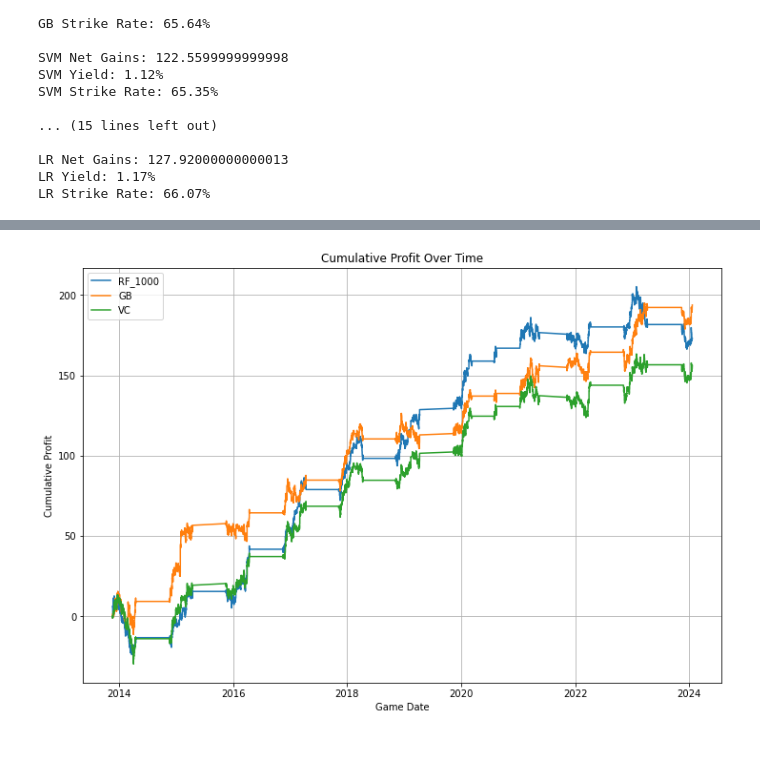
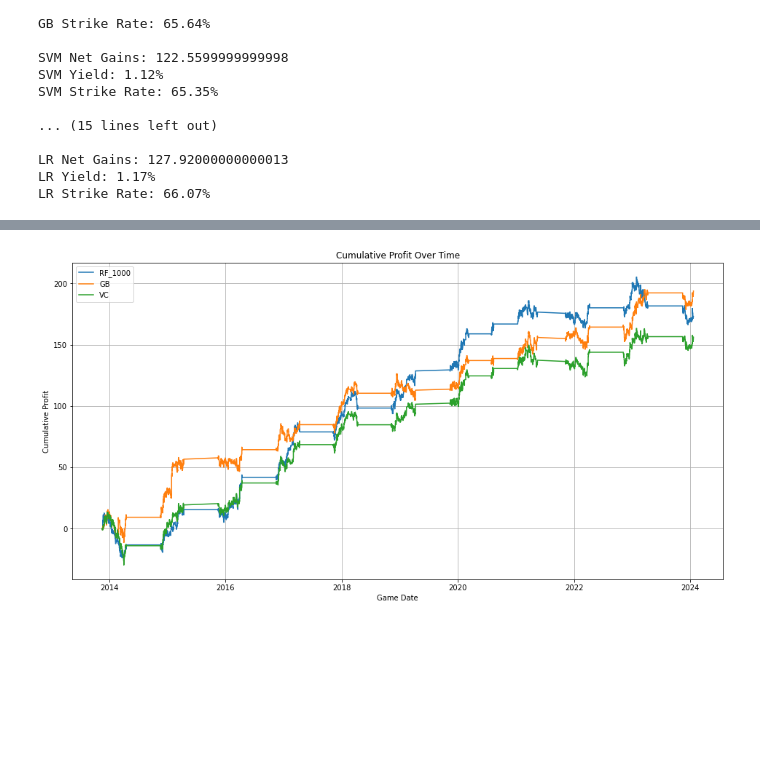
Before and after one commit to caiomelo22/nba-predictor, a Jupyter notebook: moneyline.ipynb, the cells around one changed output, grey strips where cells are left out. Cells and saved outputs as stored; diff of their text form; code cells hidden in the pictures; blank space fills up the shorter version.

Commit message:
Increasing figsize

```diff
--- a/moneyline.ipynb
+++ b/moneyline.ipynb
@@ -293,18 +293,18 @@ display(season_stats)
 # %%
-plt.figure(figsize=(12, 8))
+plt.figure(figsize=(16, 8))
 
 for model in models:
     model_abbv = model["abbreviation"]
     if model_abbv == 'RF_1000' or model_abbv == 'GB' or model_abbv == 'VC':
         plt.plot(main_df['GAME_DATE'], main_df[f"{model_abbv}_PROFIT_TRACKING"], label = model_abbv)
 
 plt.title('Cumulative Profit Over Time')
 plt.xlabel('Game Date')
 plt.ylabel('Cumulative Profit')
 plt.legend()
 plt.grid(True)
 plt.show()
 # %% [output]
-[figure, old version]
+[figure, new version]
 # %% [markdown]
 ####
```
Also changed, not shown: parts of 3 cells of this notebook.
